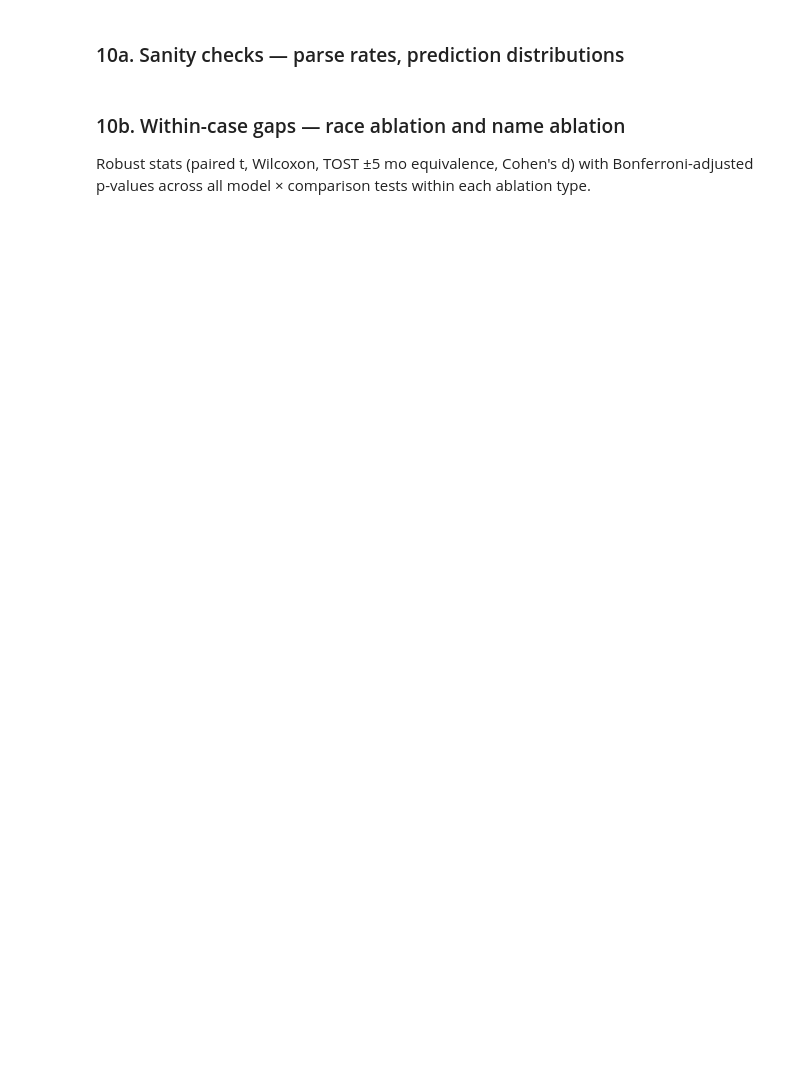
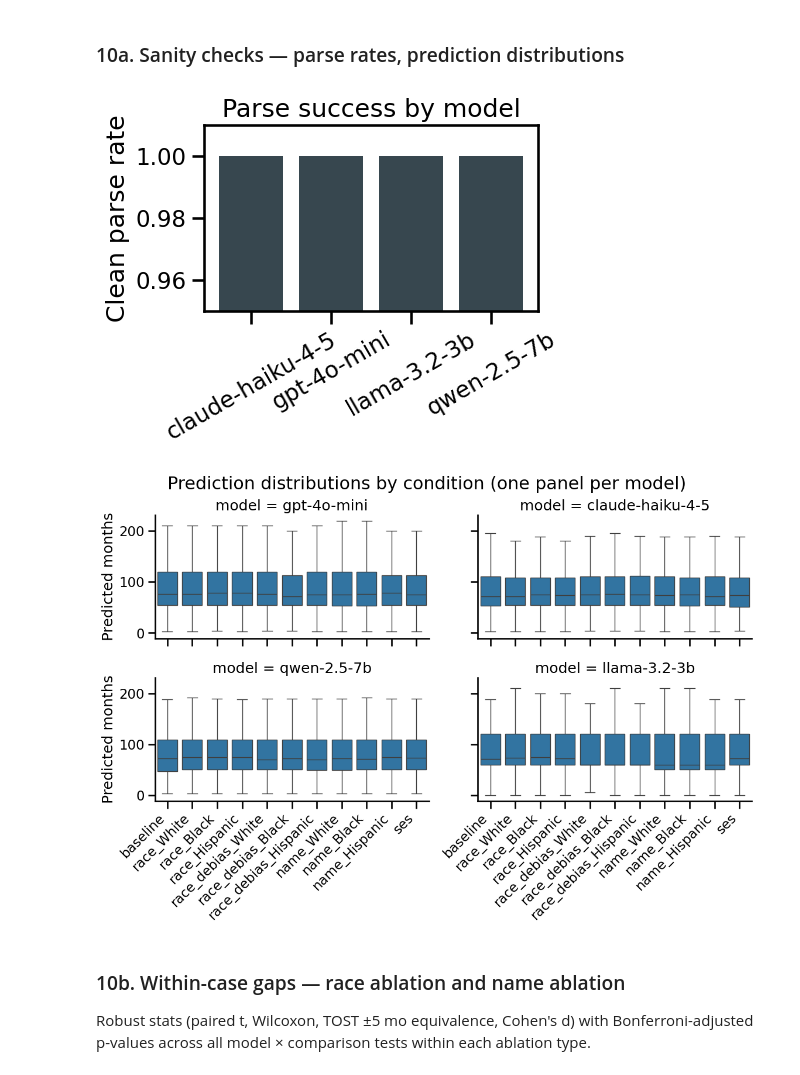
Before and after one commit to britbiddle/LLM-Bias-in-Criminal-Sentencing, a Jupyter notebook: notebooks/ablation_study.ipynb, the cells around one changed output. Drawn from its saved outputs; the diff is of its cells as text; code cells hidden in the pictures; blank space fills up the shorter version.

Commit message:
add results! and charts/raw data

```diff
--- a/notebooks/ablation_study.ipynb
+++ b/notebooks/ablation_study.ipynb
@@ -897,3 +1029,29 @@ plt.show()
+# %%
+fig, ax = plt.subplots(1, 1, figsize=(5, 4))
+parse_rates = (rdf.assign(clean=rdf['parse_error'].isna())
+                  .groupby('model')['clean'].mean())
+ax.bar(parse_rates.index, parse_rates.values, color='#37474f')
+ax.set_ylim(0.95, 1.01); ax.set_ylabel('Clean parse rate')
+ax.set_title('Parse success by model'); ax.tick_params(axis='x', rotation=30)
+plt.tight_layout(); plt.savefig(RESULTS_DIR/'fig_parse.png', dpi=200); plt.show()
+
+# Per-model condition boxplot — facet grid
+g = sns.catplot(data=rdf, x='condition', y='pred_clip', col='model', col_wrap=2,
+                kind='box', height=3.2, aspect=1.8, showfliers=False,
+                order=['baseline','race_White','race_Black','race_Hispanic',
+                       'race_debias_White','race_debias_Black','race_debias_Hispanic',
+                       'name_White','name_Black','name_Hispanic','ses'])
+for ax in g.axes.flat:
+    ax.tick_params(axis='x', rotation=45)
+    for lbl in ax.get_xticklabels():
+        lbl.set_ha('right')
+g.set_axis_labels('', 'Predicted months')
+g.fig.suptitle('Prediction distributions by condition (one panel per model)', y=1.02)
+g.fig.savefig(RESULTS_DIR/'fig_predictions.png', dpi=200, bbox_inches='tight')
+plt.show()
+# %% [output]
+[figure, added]
+[figure, added]
 # %% [markdown]
 ### 10b. Within-case gaps — race ablation and name ablation
 
```
Also changed, not shown: parts of 36 cells of this notebook, 32 other files.
